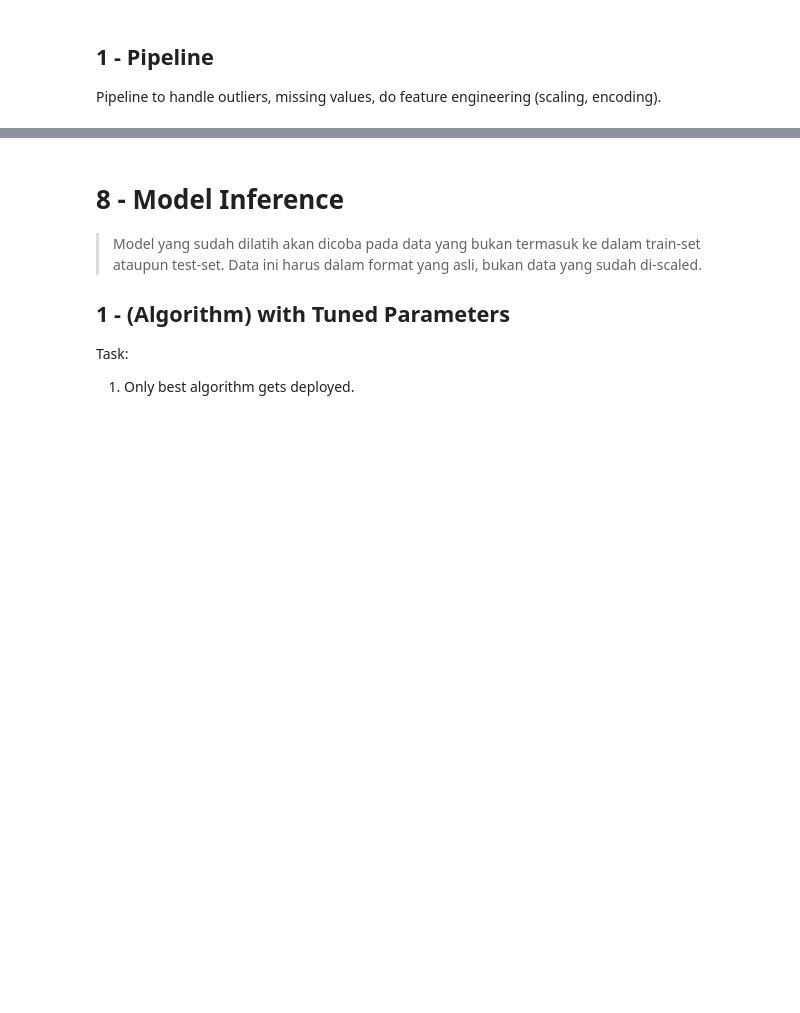
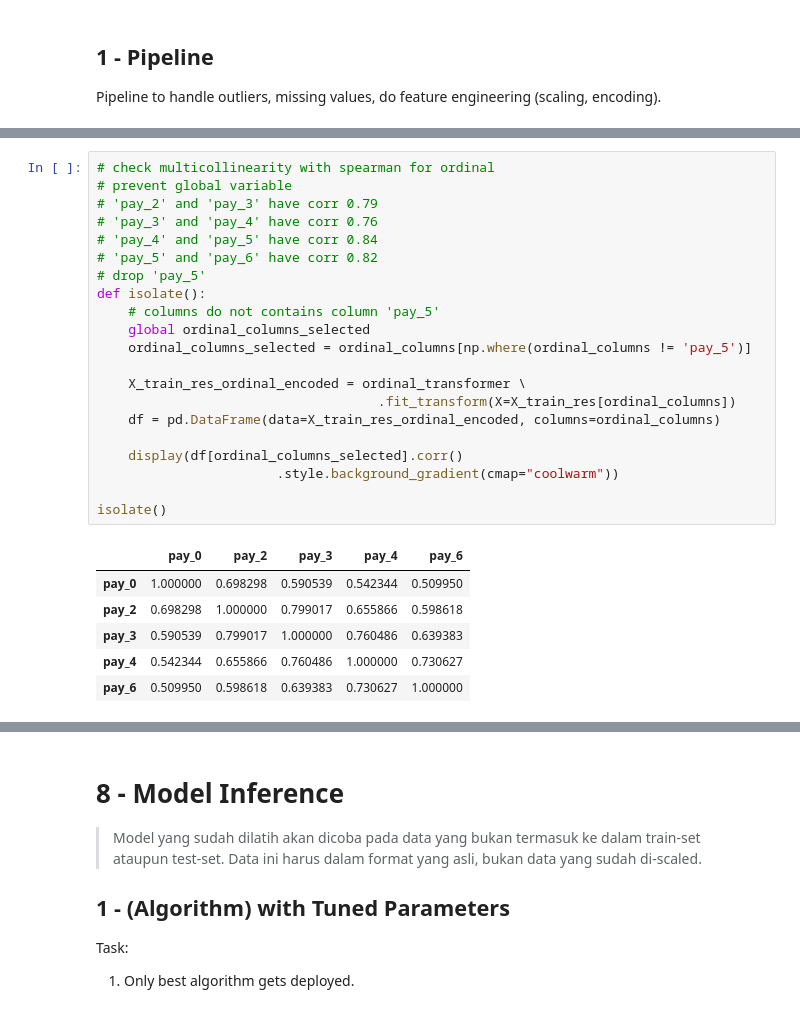
Before and after one commit to jasonrichdarmawan/p1-ml1, a Jupyter notebook: h8dsft_P1M1_jason_rich_darmawan_onggo_putra.ipynb, the cells around one changed output, grey strips where cells are left out. Cells and saved outputs as stored; diff of their text form; blank space fills up the shorter version.

```diff
--- a/h8dsft_P1M1_jason_rich_darmawan_onggo_putra.ipynb
+++ b/h8dsft_P1M1_jason_rich_darmawan_onggo_putra.ipynb
@@ -719,0 +624,28 @@ chi2: 135.59 True; p: 0.00 True; dof: 18;
+# %%
+# check multicollinearity with spearman for ordinal
+# prevent global variable
+# 'pay_2' and 'pay_3' have corr 0.79
+# 'pay_3' and 'pay_4' have corr 0.76
+# 'pay_4' and 'pay_5' have corr 0.84
+# 'pay_5' and 'pay_6' have corr 0.82
+# drop 'pay_5'
+def isolate():
+    # columns do not contains column 'pay_5'
+    global ordinal_columns_selected
+    ordinal_columns_selected = ordinal_columns[np.where(ordinal_columns != 'pay_5')]
+
+    X_train_res_ordinal_encoded = ordinal_transformer \
+                                    .fit_transform(X=X_train_res[ordinal_columns])
+    df = pd.DataFrame(data=X_train_res_ordinal_encoded, columns=ordinal_columns)
+
+    display(df[ordinal_columns_selected].corr()
+                       .style.background_gradient(cmap="coolwarm"))
+
+isolate()
+# %% [output]
+|  | pay_0 | pay_2 | pay_3 | pay_4 | pay_6 |
+| pay_0 | 1.000000 | 0.698298 | 0.590539 | 0.542344 | 0.509950 |
+| pay_2 | 0.698298 | 1.000000 | 0.799017 | 0.655866 | 0.598618 |
+| pay_3 | 0.590539 | 0.799017 | 1.000000 | 0.760486 | 0.639383 |
+| pay_4 | 0.542344 | 0.655866 | 0.760486 | 1.000000 | 0.730627 |
+| pay_6 | 0.509950 | 0.598618 | 0.639383 | 0.730627 | 1.000000 |
```
Also changed, not shown: parts of 69 cells of this notebook, 1 other file.
